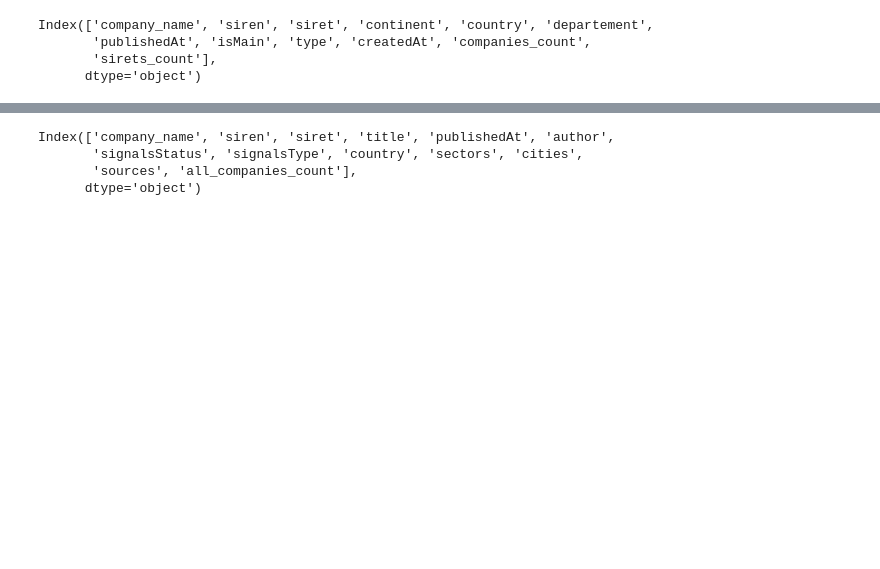
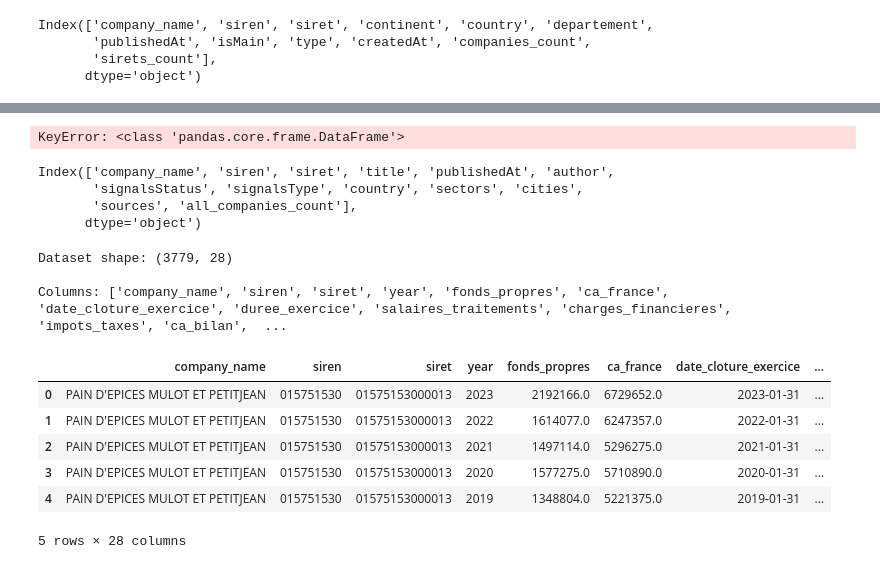
Before and after one commit to dev-labarre/ose-main, a Jupyter notebook: notebooks/knn_topdrop.ipynb, the cells around one changed output, grey strips where cells are left out. Cells and saved outputs as stored; diff of their text form; code cells hidden in the pictures; blank space fills up the shorter version.

```diff
--- a/notebooks/knn_topdrop.ipynb
+++ b/notebooks/knn_topdrop.ipynb
@@ -109,3 +211,7 @@ Index(['company_name', 'siren', 'siret', 'continent', 'country', 'departement',
+# %%
+signals_feat[type].type()
+# %% [output]
+KeyError: <class 'pandas.core.frame.DataFrame'>
 # %%
 df_articles.columns
 # %% [output]
@@ -116,7 +222,18 @@ Index(['company_name', 'siren', 'siret', 'title', 'publishedAt', 'author',
 # %%
 # Load KPI data
 df_kpi = pd.read_csv(DATA_DIR / '07_kpi_data.csv', dtype={'siren': str, 'siret': str})
 
 print(f"Dataset shape: {df_kpi.shape}")
 print(f"\nColumns: {list(df_kpi.columns)}")
-display(df_kpi.head(10))
+display(df_kpi.head(5))
+# %% [output]
+Dataset shape: (3779, 28)
+
+Columns: ['company_name', 'siren', 'siret', 'year', 'fonds_propres', 'ca_france', 'date_cloture_exercice', 'duree_exercice', 'salaires_traitements', 'charges_financieres', 'impots_taxes', 'ca_bilan',  ...
+|  | company_name | siren | siret | year | fonds_propres | ca_france | date_cloture_exercice | ... |
+| 0 | PAIN D'EPICES MULOT ET PETITJEAN | 015751530 | 01575153000013 | 2023 | 2192166.0 | 6729652.0 | 2023-01-31 | ... |
+| 1 | PAIN D'EPICES MULOT ET PETITJEAN | 015751530 | 01575153000013 | 2022 | 1614077.0 | 6247357.0 | 2022-01-31 | ... |
+| 2 | PAIN D'EPICES MULOT ET PETITJEAN | 015751530 | 01575153000013 | 2021 | 1497114.0 | 5296275.0 | 2021-01-31 | ... |
+| 3 | PAIN D'EPICES MULOT ET PETITJEAN | 015751530 | 01575153000013 | 2020 | 1577275.0 | 5710890.0 | 2020-01-31 | ... |
+| 4 | PAIN D'EPICES MULOT ET PETITJEAN | 015751530 | 01575153000013 | 2019 | 1348804.0 | 5221375.0 | 2019-01-31 | ... |
+5 rows × 28 columns
```
Also changed, not shown: parts of 7 cells of this notebook.
